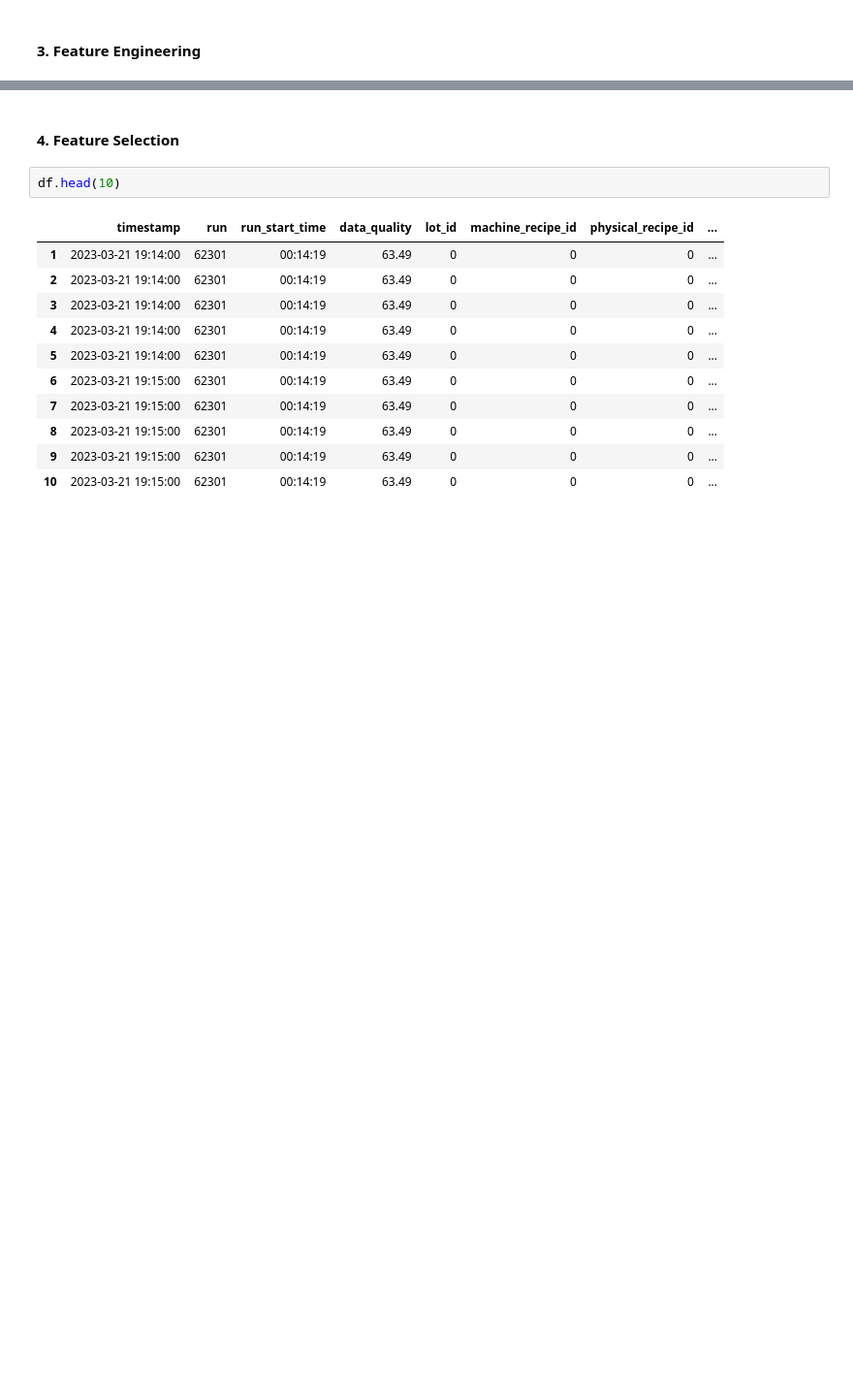
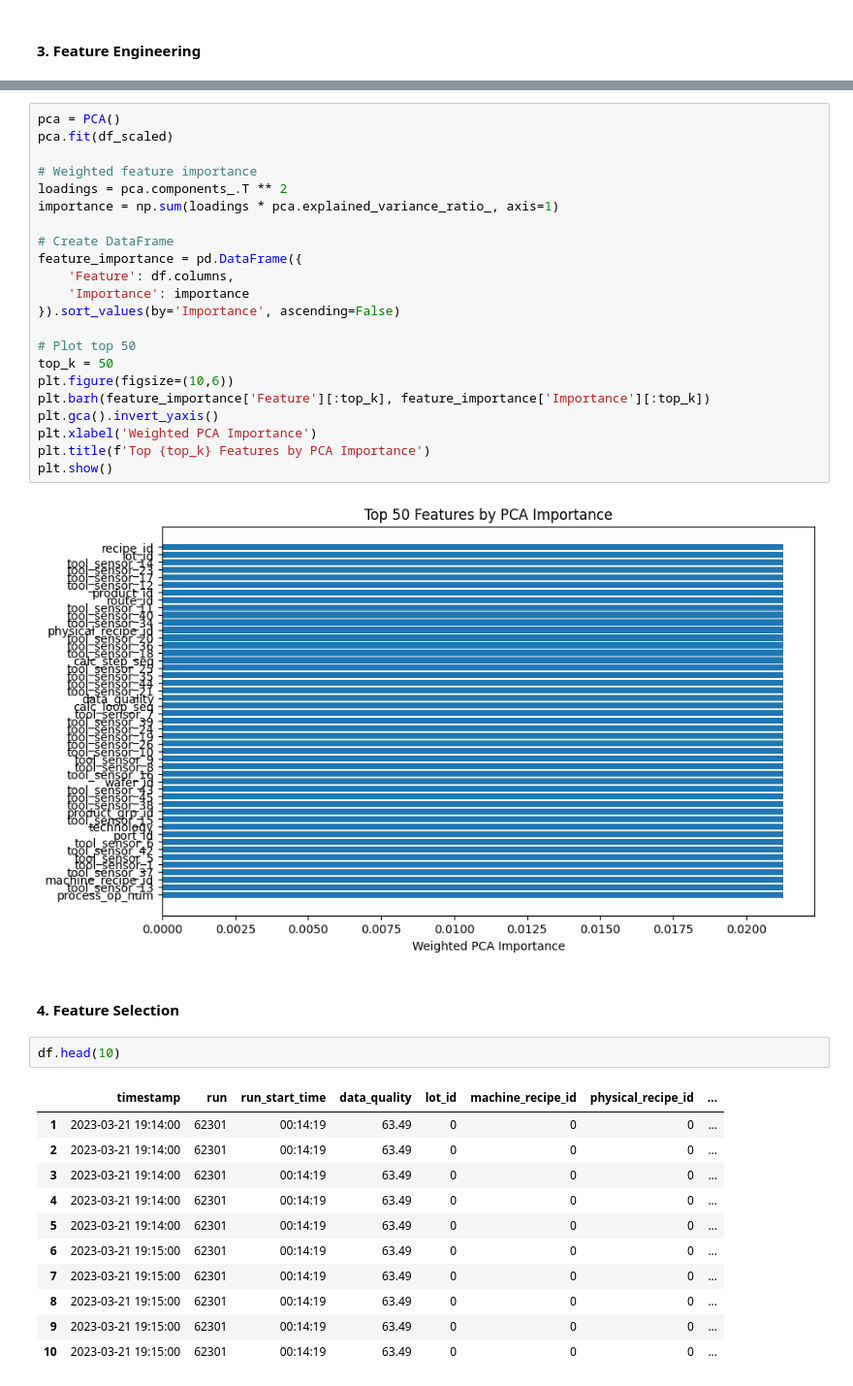
Before and after one commit to christopher192/machine-learning-project, a Jupyter notebook: tool-sensor-anomaly-detection/tool-sensor-anomaly-detection.ipynb, the cells around one changed output, grey strips where cells are left out. Shown at 97% size. Drawn from its saved outputs; the diff is of its cells as text; blank space fills up the shorter version.

```diff
--- a/tool-sensor-anomaly-detection/tool-sensor-anomaly-detection.ipynb
+++ b/tool-sensor-anomaly-detection/tool-sensor-anomaly-detection.ipynb
@@ -423,3 +369,27 @@ df.shift(axis = 1).head(10)
+# %%
+pca = PCA()
+pca.fit(df_scaled)
+
+# Weighted feature importance
+loadings = pca.components_.T ** 2
+importance = np.sum(loadings * pca.explained_variance_ratio_, axis=1)
+
+# Create DataFrame
+feature_importance = pd.DataFrame({
+    'Feature': df.columns,
+    'Importance': importance
+}).sort_values(by='Importance', ascending=False)
+
+# Plot top 50
+top_k = 50
+plt.figure(figsize=(10,6))
+plt.barh(feature_importance['Feature'][:top_k], feature_importance['Importance'][:top_k])
+plt.gca().invert_yaxis()
+plt.xlabel('Weighted PCA Importance')
+plt.title(f'Top {top_k} Features by PCA Importance')
+plt.show()
+# %% [output]
+[figure, added]
 # %% [markdown]
 #### 4. Feature Selection
 # %%
```
Also changed, not shown: parts of 10 cells of this notebook, 1 other file.
